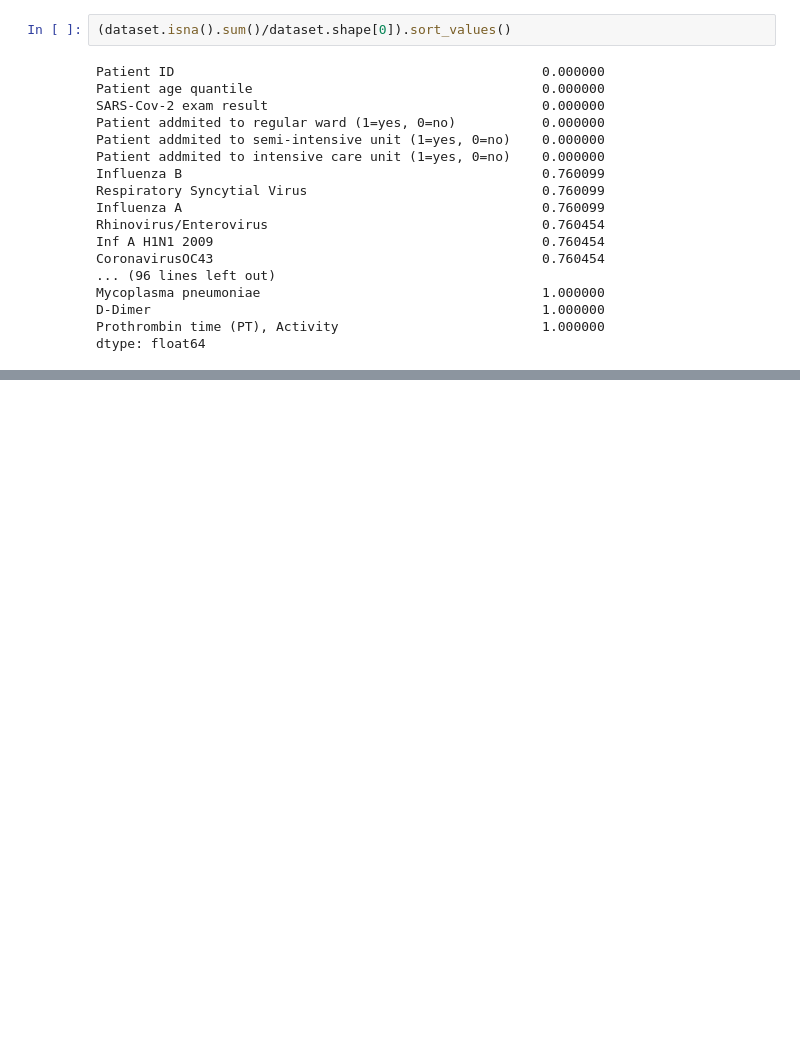
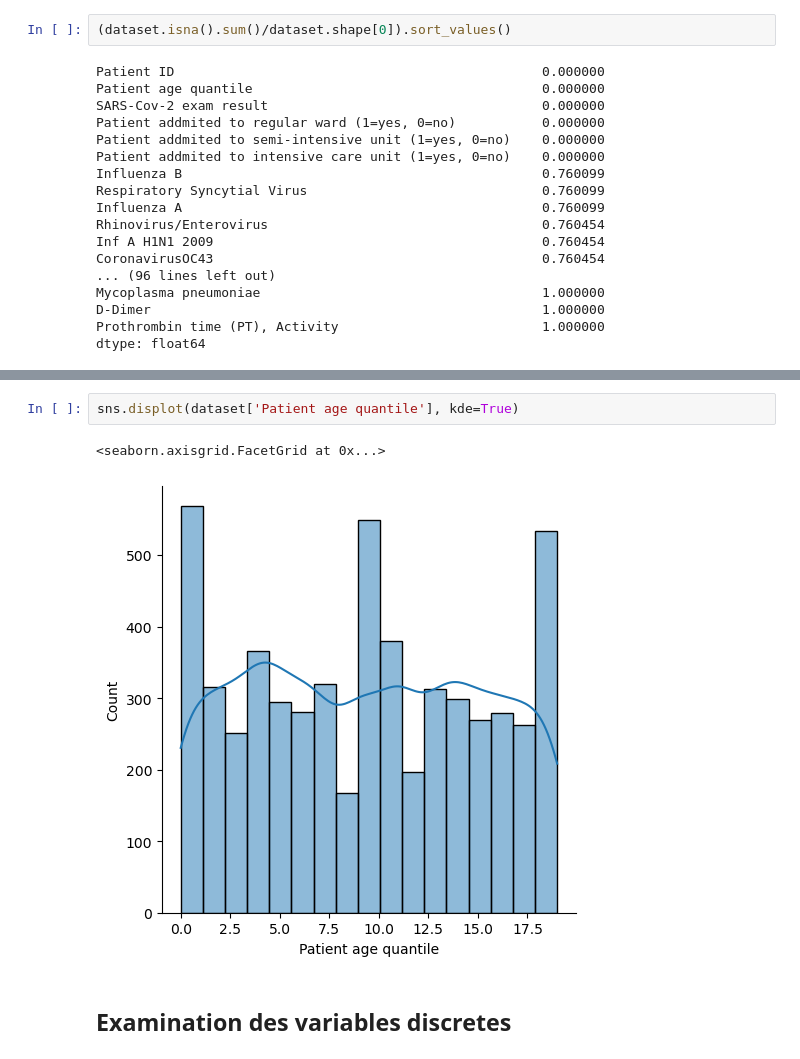
Before and after one commit to lebrislo/machine-learning-course, a Jupyter notebook: projet_covid.ipynb, the cells around one changed output, grey strips where cells are left out. Saved outputs shown, nothing was run; the diff lists cells and outputs as text; blank space fills up the shorter version.

```diff
--- a/projet_covid.ipynb
+++ b/projet_covid.ipynb
@@ -74,0 +134,7 @@ dtype: float64
+# %%
+sns.displot(dataset['Patient age quantile'], kde=True)
+# %% [output]
+<seaborn.axisgrid.FacetGrid at 0x...>
+[figure, added]
+# %% [markdown]
+## Examination des variables discretes
```
Also changed, not shown: parts of 20 cells of this notebook.
